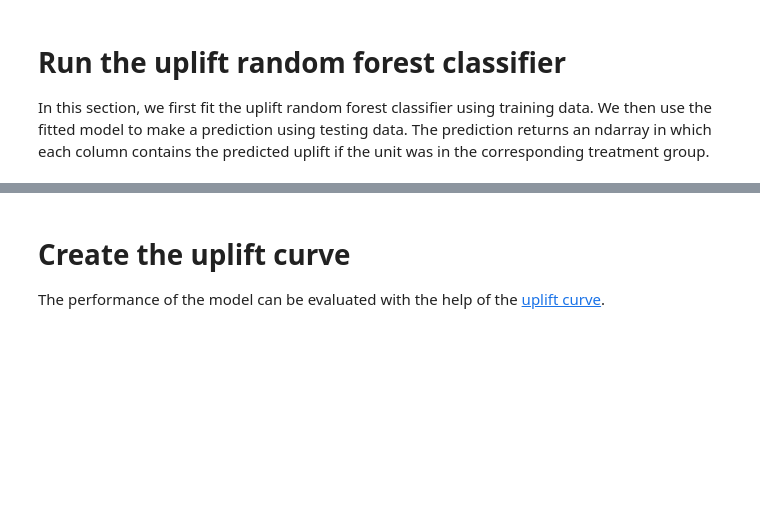
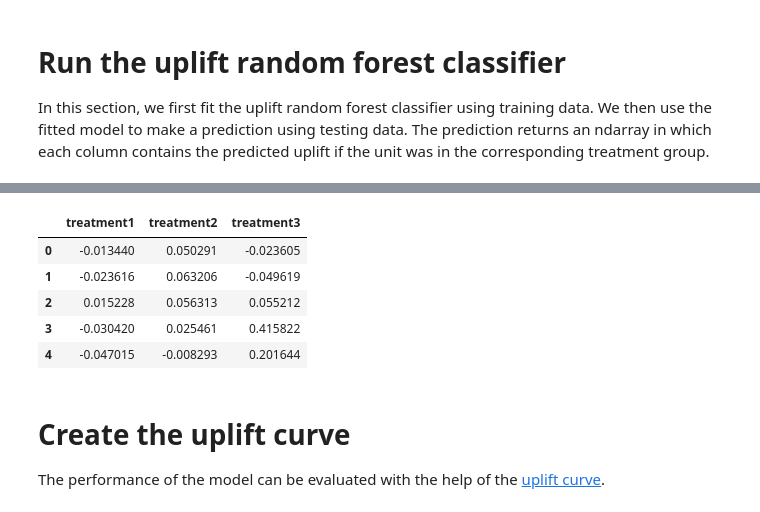
Before and after one commit to uber/causalml, a Jupyter notebook: examples/uplift_trees_with_synthetic_data.ipynb, the cells around one changed output, grey strips where cells are left out. Saved outputs shown, nothing was run; the diff lists cells and outputs as text; code cells hidden in the pictures; blank space fills up the shorter version.

```diff
--- a/examples/uplift_trees_with_synthetic_data.ipynb
+++ b/examples/uplift_trees_with_synthetic_data.ipynb
@@ -74,7 +111,17 @@ y_pred = uplift_model.predict(df_test[x_names].values)
 # %%
 # Put the predictions to a DataFrame for a neater presentation
+# The output of `predict()` is a numpy array with the shape of [n_sample, n_treatment] excluding the
+# predictions for the control group.
 result = pd.DataFrame(y_pred,
-                      columns=uplift_model.classes_)
+                      columns=uplift_model.classes_[1:])
+result.head()
+# %% [output]
+|  | treatment1 | treatment2 | treatment3 |
+| 0 | -0.013440 | 0.050291 | -0.023605 |
+| 1 | -0.023616 | 0.063206 | -0.049619 |
+| 2 | 0.015228 | 0.056313 | 0.055212 |
+| 3 | -0.030420 | 0.025461 | 0.415822 |
+| 4 | -0.047015 | -0.008293 | 0.201644 |
 # %% [markdown]
 # Create the uplift curve
 
```
Also changed, not shown: parts of 9 cells of this notebook, 5 other files.
